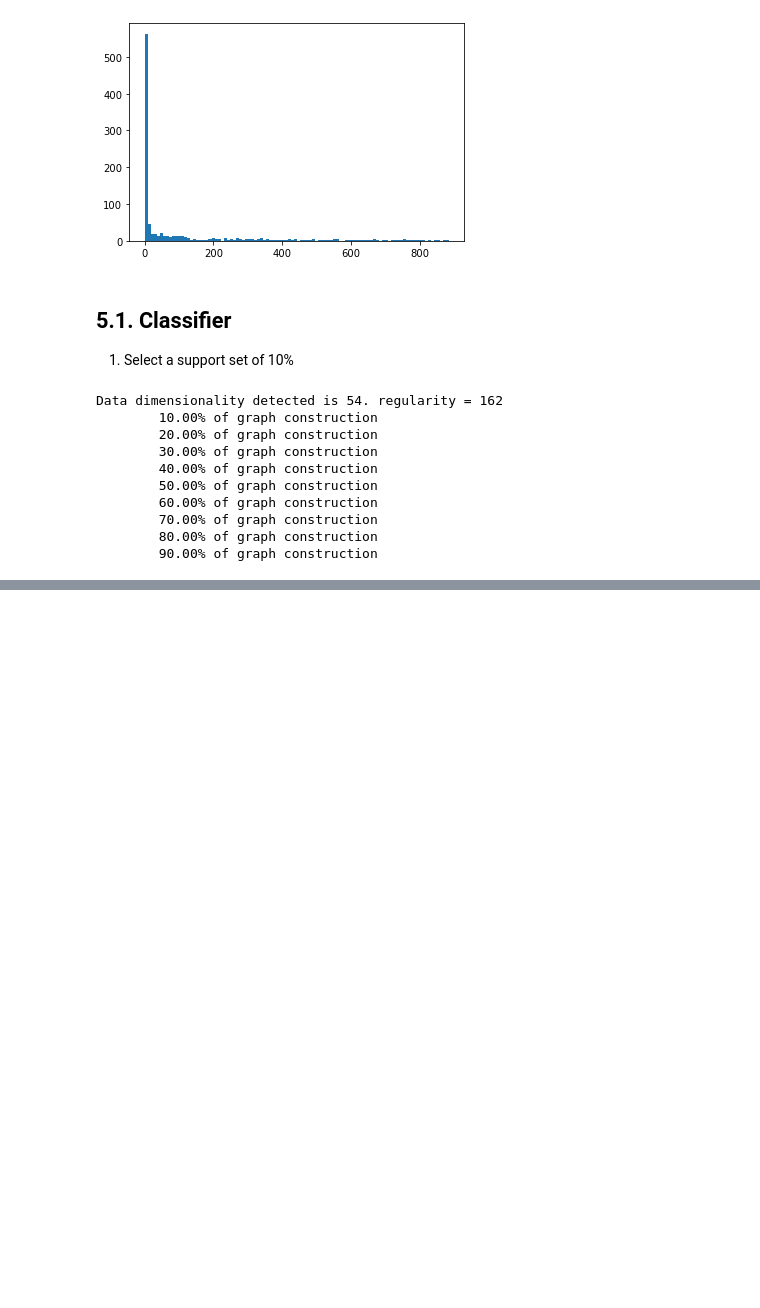
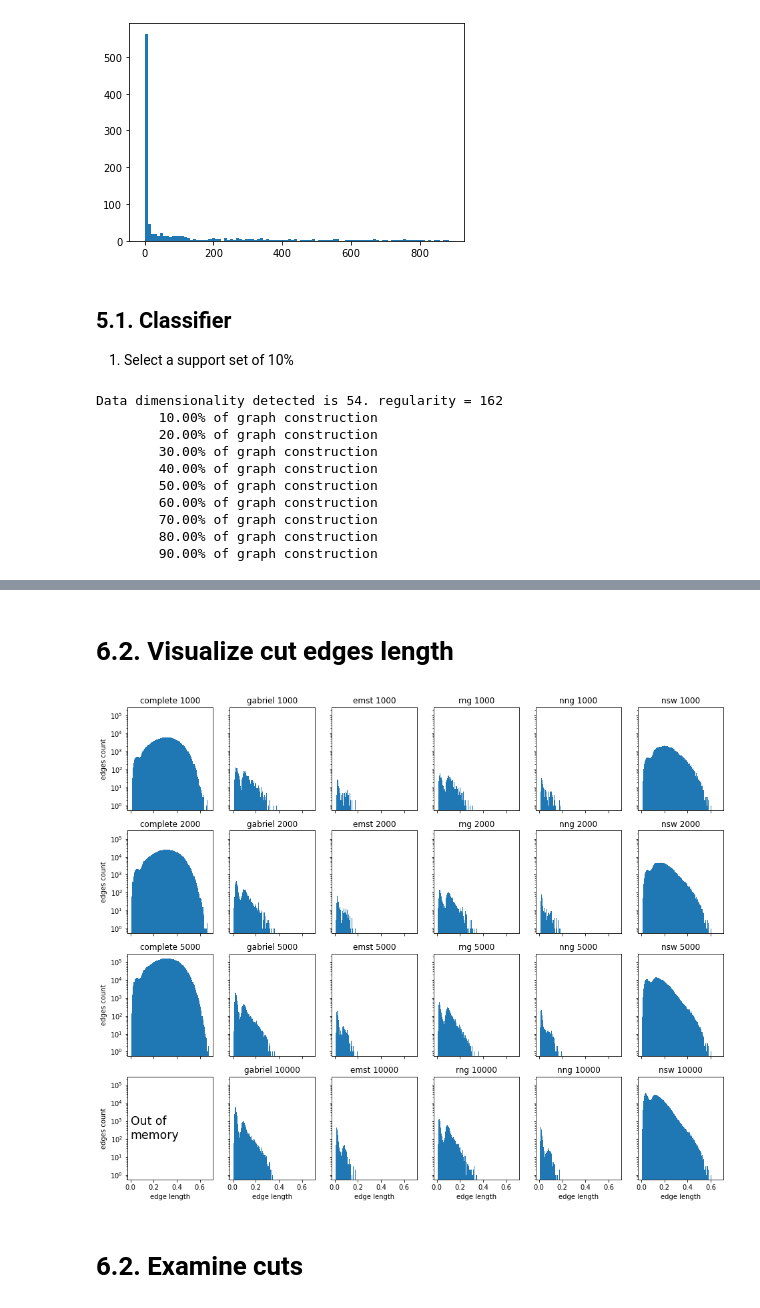
Before and after one commit to IUCVLab/proximity-cut, a Jupyter notebook: notebooks/Border with graphs.ipynb, the cells around one changed output, grey strips where cells are left out. Saved outputs shown, nothing was run; the diff lists cells and outputs as text; code cells hidden in the pictures; blank space fills up the shorter version.

```diff
--- a/notebooks/Border with graphs.ipynb
+++ b/notebooks/Border with graphs.ipynb
@@ -1188,0 +1085,3 @@ weighted avg       0.54      0.49      0.34      2000
+# %%
+from sklearn.model_selection import train_test_split
+X_train, X_test, y_train, y_test = train_test_split(Xprime, yprime, test_size=0.25, random_state=13)
@@ -1188,0 +1094,18 @@ weighted avg       0.54      0.49      0.34      2000
+# %%
+import os
+import networkx as nx
+import time
+
+def cached_graph(name, dataset, function):
+    fname = f"../dumps/{name}-{len(dataset)}.pickle"
+    if os.path.exists(fname):
+        print("From cache", fname)
+        graph = nx.read_gpickle(fname)
+    else:
+        print("Sorry, need to build from scratch")
+        t = time.time()
+        graph = function(dataset)
+        t = time.time() - t
+        print(f"Done in {t:.3} seconds")
+        nx.write_gpickle(graph, fname)
+    return graph
@@ -1188,0 +1254,3 @@ weighted avg       0.54      0.49      0.34      2000
+# %%
+def get_cut(graph, labels):
+    return [e for e in graph.edges.data("weight", default=None) if labels[e[0]] != labels[e[1]]]
@@ -1188,0 +1303,27 @@ weighted avg       0.54      0.49      0.34      2000
+# %% [markdown]
+# 6.2. Visualize cut edges length
+# %%
+import matplotlib.pyplot as plt
+
+fig, axs = plt.subplots(len(graph_sizes), len(graph_types), figsize=(16, 13), sharey=True, sharex=True)
+plt.yscale('log')
+
+graph_names = list(graph_types.keys())
+for row in range(len(graph_sizes)):
+    for col in range(len(graph_names)):
+        key = (graph_names[col], graph_sizes[row])
+        if key in cuts:
+            data = [x[2] for x in cuts[key]]
+            axs[row, col].hist(data, bins=100)
+            axs[row, col].title.set_text(f"{graph_names[col]} {graph_sizes[row]}")
+        axs[row, 0].set_ylabel("edges count")
+
+for col in range(len(graph_names)):
+    axs[3, col].set_xlabel("edge length")
+
+axs[3, 0].text(0, 100, "Out of\nmemory", size='xx-large')
+plt.show()
+# %% [output]
+[figure, added]
+# %% [markdown]
+# 6.2. Examine cuts
```
Also changed, not shown: parts of 21 cells of this notebook.
